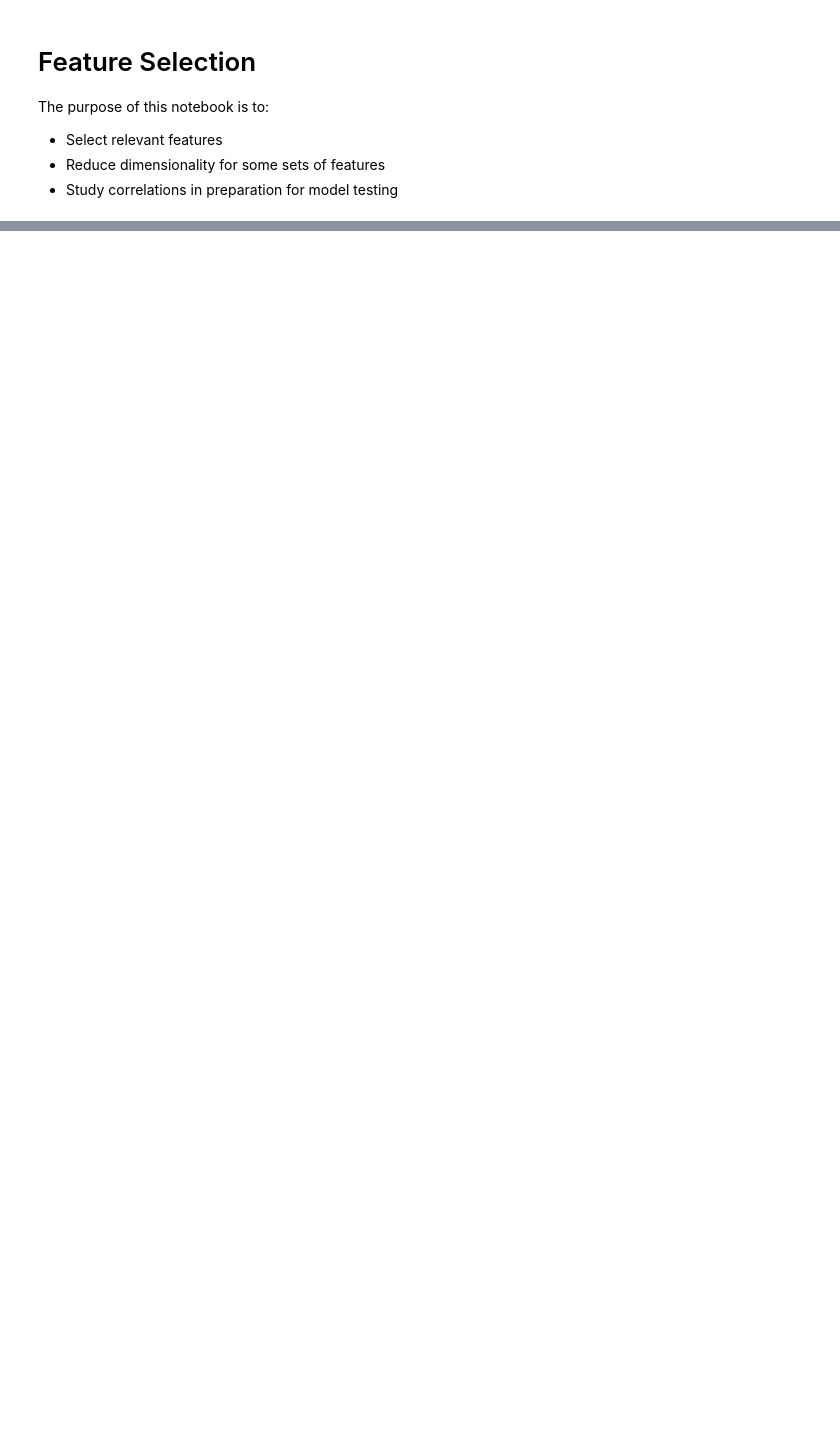
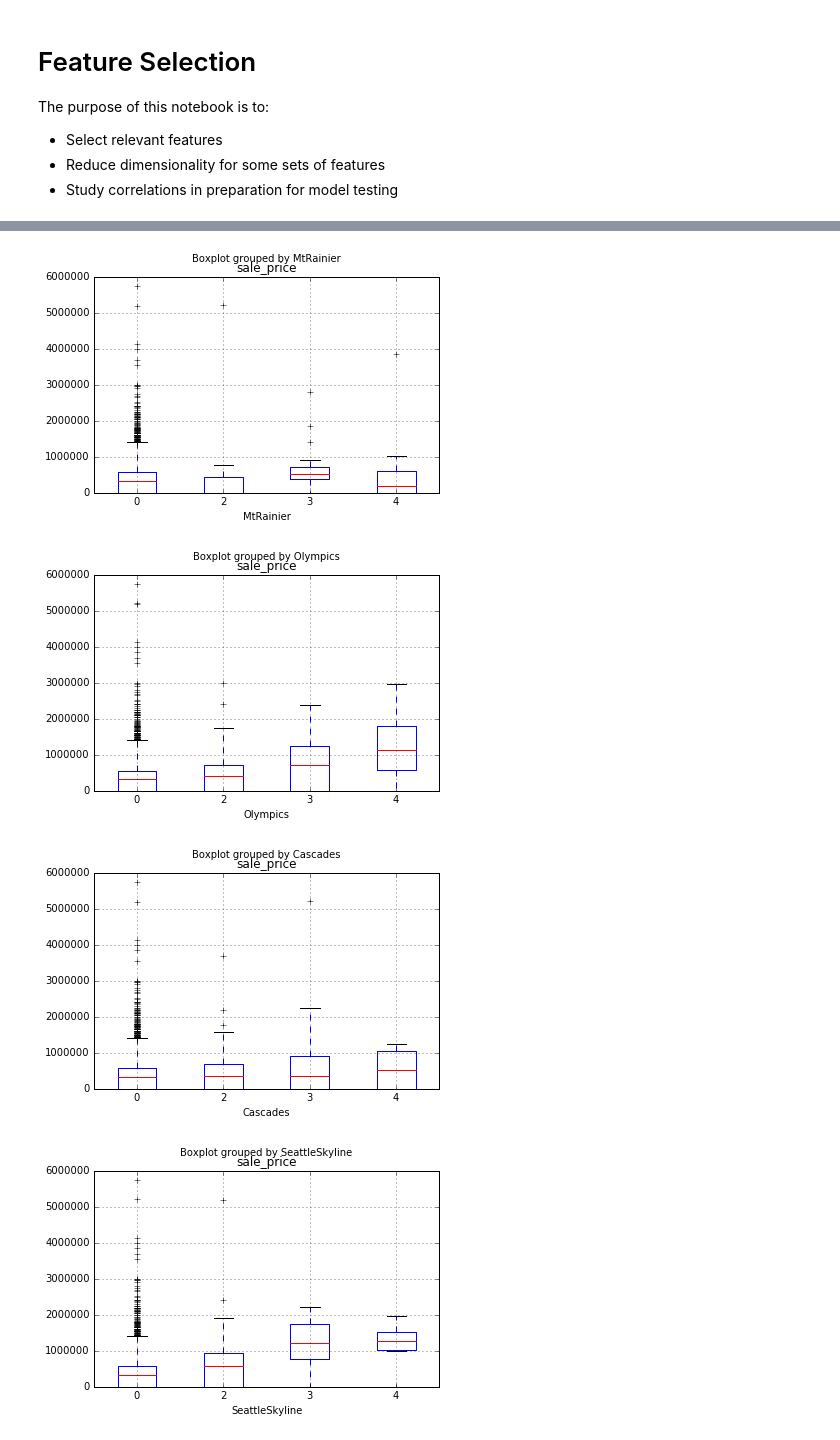
Before and after one commit to gavin-peterkin/king_county_property, a Jupyter notebook: notebooks/feature_development.ipynb, the cells around one changed output, grey strips where cells are left out. Drawn from its saved outputs; the diff is of its cells as text; code cells hidden in the pictures; blank space fills up the shorter version.

```diff
--- a/notebooks/feature_development.ipynb
+++ b/notebooks/feature_development.ipynb
@@ -25,0 +55,15 @@ parcel.head()
+# %%
+view_features = [
+    'MtRainier', 'Olympics', 'Cascades', 'SeattleSkyline',
+    'PugetSound', 'LakeWashington', 'LakeSammamish'
+]
+
+for feature in view_features:
+    parcel[is_recent_sale].boxplot(column='sale_price', by=feature)
+
+# Some of the view features seem like they may be useful
+# %% [output]
+[figure, added]
+[figure, added]
+[figure, added]
+[figure, added]
```
Also changed, not shown: parts of 7 cells of this notebook, 1 other file.
